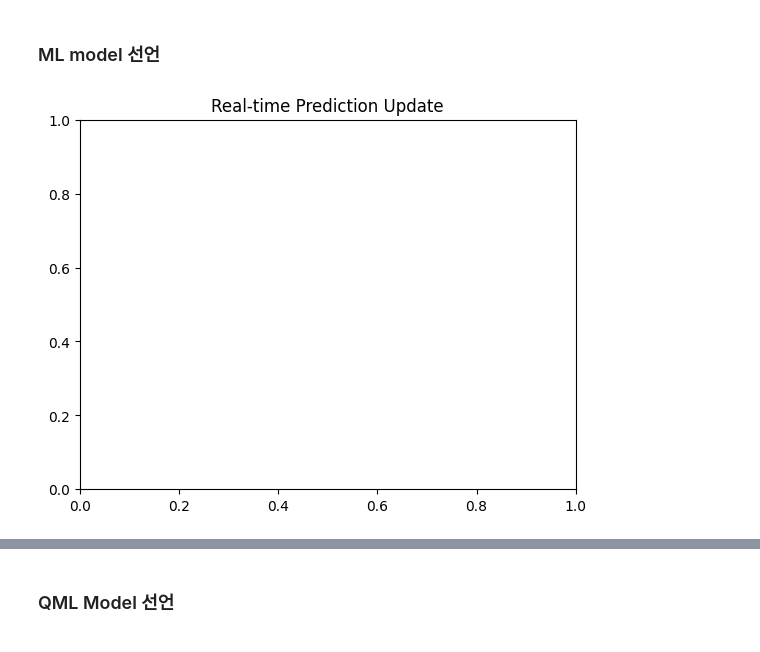
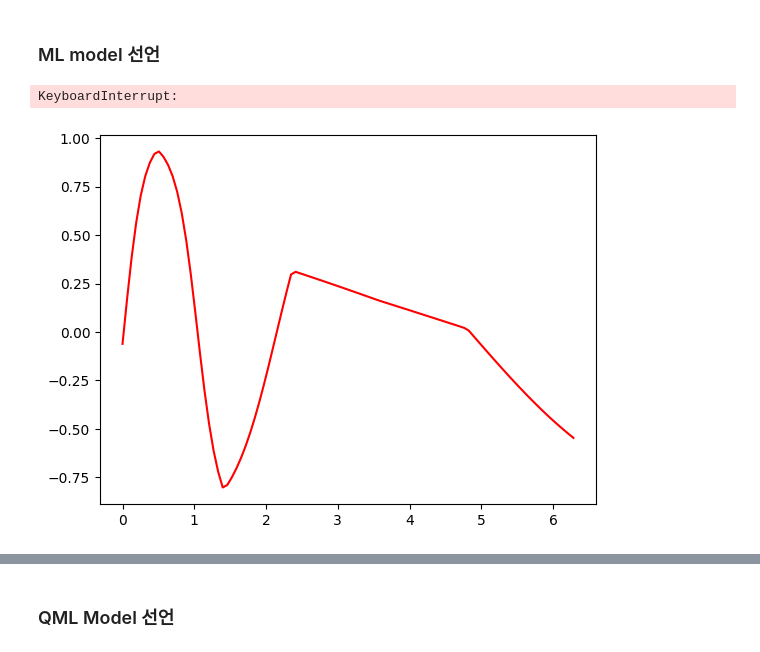
Before and after one commit to sehyunsix/NERF-vs-QRF, a Jupyter notebook: BottomUp/sin/model_train.ipynb, the cells around one changed output, grey strips where cells are left out. Cells and saved outputs as stored; diff of their text form; code cells hidden in the pictures.

Commit message:
add real time plot

```diff
--- a/BottomUp/sin/model_train.ipynb
+++ b/BottomUp/sin/model_train.ipynb
@@ -26,7 +26,7 @@ batch_size = 128  # 배치 크기
 
 # 입력 데이터 생성 (0부터 2π 사이의 값)
 x_data = torch.rand(num_data, 1) * 2 * torch.pi  # (20000, 1) shape로 생성
-y_data = torch.sin(x_data)  # sin 함수로 출력 생성 (20000, 1)
+y_data = torch.sin(x_data)*1  # sin 함수로 출력 생성 (20000, 1)
 
 # 텐서 데이터셋 생성
 dataset = TensorDataset(x_data, y_data)
@@ -50,11 +50,12 @@ Example batch y: torch.Size([128, 1])
 # %% [markdown]
 ### ML model 선언
 # %%
-model1 = sin_ml(hidden_dim=4, num_layer=3)
+model1 = sin_ml(hidden_dim=512, num_layer=2)
 trainer1 = trainer(model1, train_loader=train_loader, test_loader=train_loader)
 # %%
 plt.ion()
 
-trainer1.train(100, False)
+trainer1.train(20 ,True)
 # %% [output]
+KeyboardInterrupt:
-[figure, old version]
+[figure, new version]
```
Also changed, not shown: parts of 10 cells of this notebook, 3 other files.
